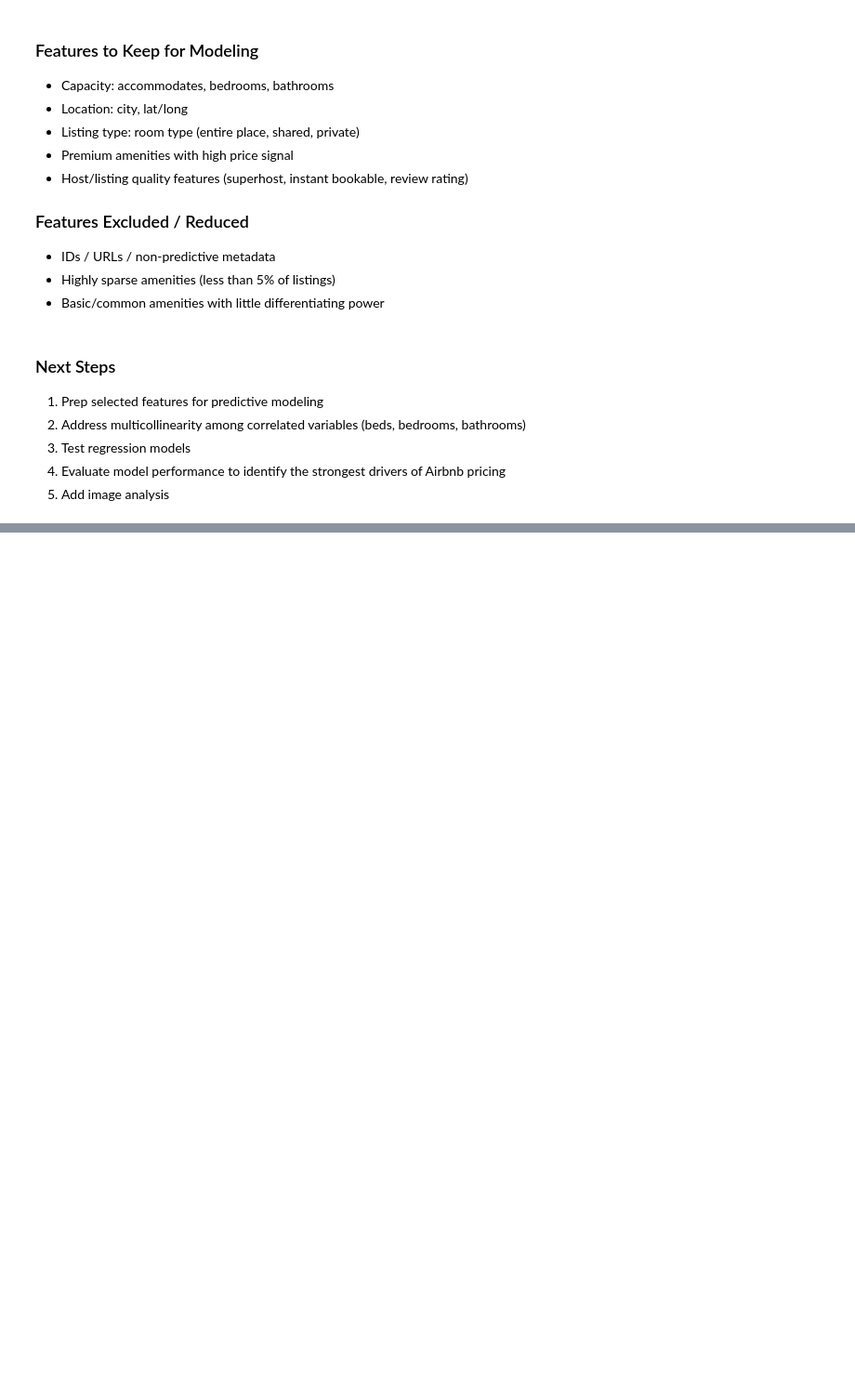
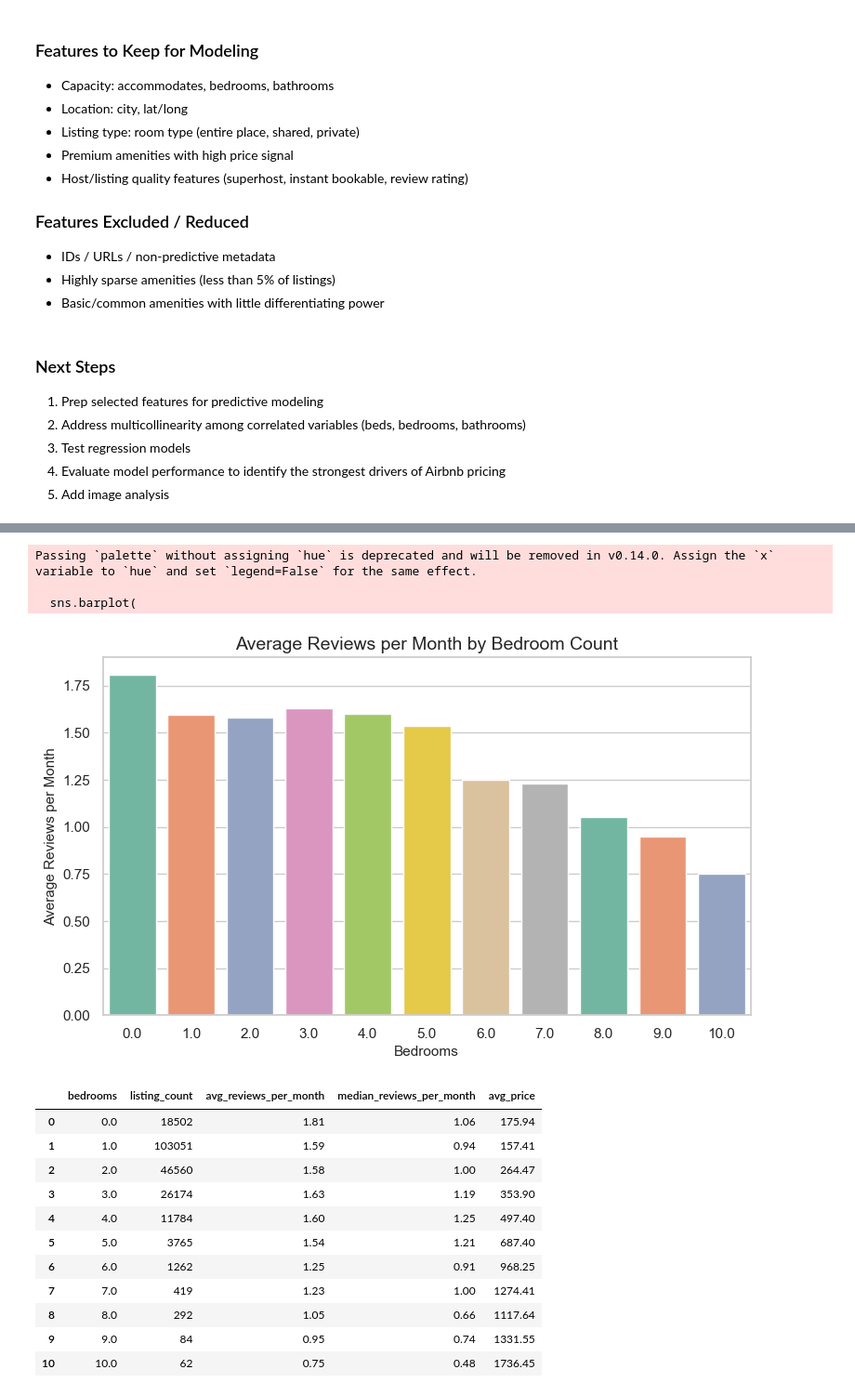
Before and after one commit to coco-martinez/capstone-2-airbnb-analysis, a Jupyter notebook: notebooks/02_eda.ipynb, the cells around one changed output, grey strips where cells are left out. Shown at 93% size. Drawn from its saved outputs; the diff is of its cells as text; code cells hidden in the pictures; blank space fills up the shorter version.

```diff
--- a/notebooks/02_eda.ipynb
+++ b/notebooks/02_eda.ipynb
@@ -1364,0 +1506,48 @@ Based on EDA, the most predictive variables for price and booking performance ar
+# %%
+# comparing demand by bedroom count
+bedroom_demand = (
+    df
+    .groupby('bedrooms')
+    .agg(
+        listing_count=('id', 'count'),
+        avg_reviews_per_month=('reviews_per_month', 'mean'),
+        median_reviews_per_month=('reviews_per_month', 'median'),
+        avg_price=('price', 'mean')
+    )
+    .reset_index()
+)
+
+bedroom_demand = bedroom_demand[bedroom_demand['listing_count'] >= 30]
+
+plt.figure(figsize=(9, 5))
+
+sns.barplot(
+    data=bedroom_demand,
+    x='bedrooms',
+    y='avg_reviews_per_month',
+    palette='Set2'
+)
+
+plt.title('Average Reviews per Month by Bedroom Count')
+plt.xlabel('Bedrooms')
+plt.ylabel('Average Reviews per Month')
+plt.show()
+
+bedroom_demand.round(2)
+# %% [output]
+Passing `palette` without assigning `hue` is deprecated and will be removed in v0.14.0. Assign the `x` variable to `hue` and set `legend=False` for the same effect.
+
+  sns.barplot(
+[figure, added]
+|  | bedrooms | listing_count | avg_reviews_per_month | median_reviews_per_month | avg_price |
+| 0 | 0.0 | 18502 | 1.81 | 1.06 | 175.94 |
+| 1 | 1.0 | 103051 | 1.59 | 0.94 | 157.41 |
+| 2 | 2.0 | 46560 | 1.58 | 1.00 | 264.47 |
+| 3 | 3.0 | 26174 | 1.63 | 1.19 | 353.90 |
+| 4 | 4.0 | 11784 | 1.60 | 1.25 | 497.40 |
+| 5 | 5.0 | 3765 | 1.54 | 1.21 | 687.40 |
+| 6 | 6.0 | 1262 | 1.25 | 0.91 | 968.25 |
+| 7 | 7.0 | 419 | 1.23 | 1.00 | 1274.41 |
+| 8 | 8.0 | 292 | 1.05 | 0.66 | 1117.64 |
+| 9 | 9.0 | 84 | 0.95 | 0.74 | 1331.55 |
+| 10 | 10.0 | 62 | 0.75 | 0.48 | 1736.45 |
```
Also changed, not shown: parts of 18 cells of this notebook, 11 other files.
